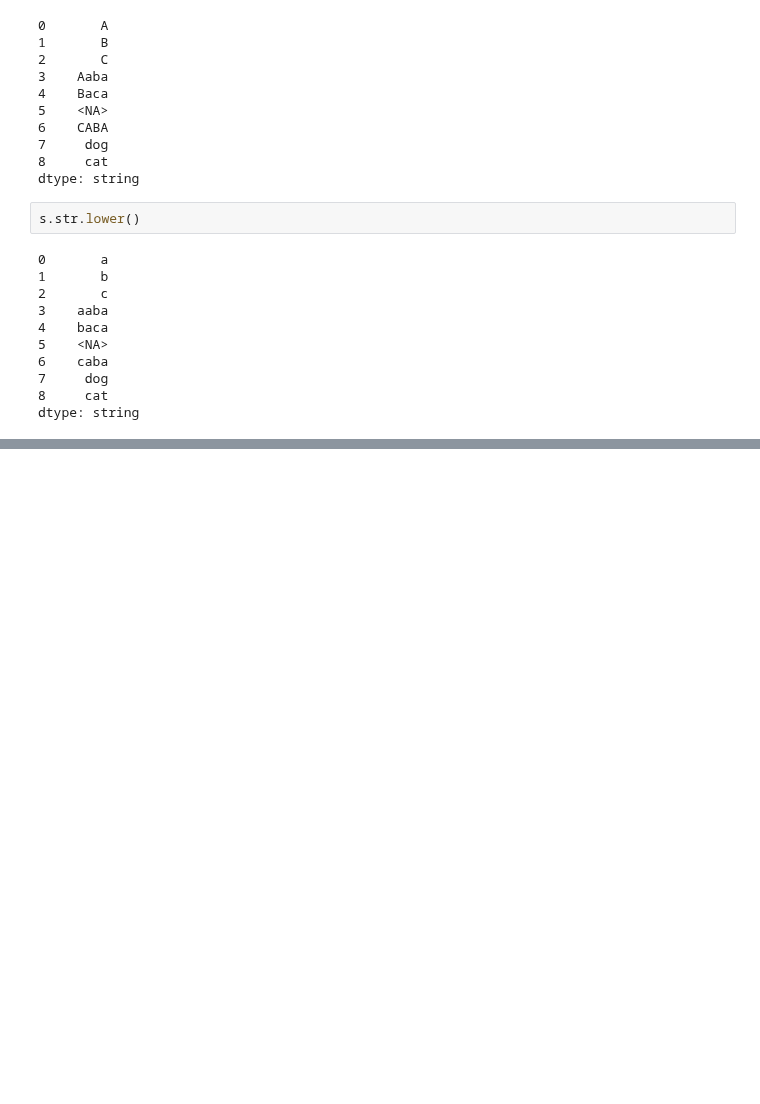
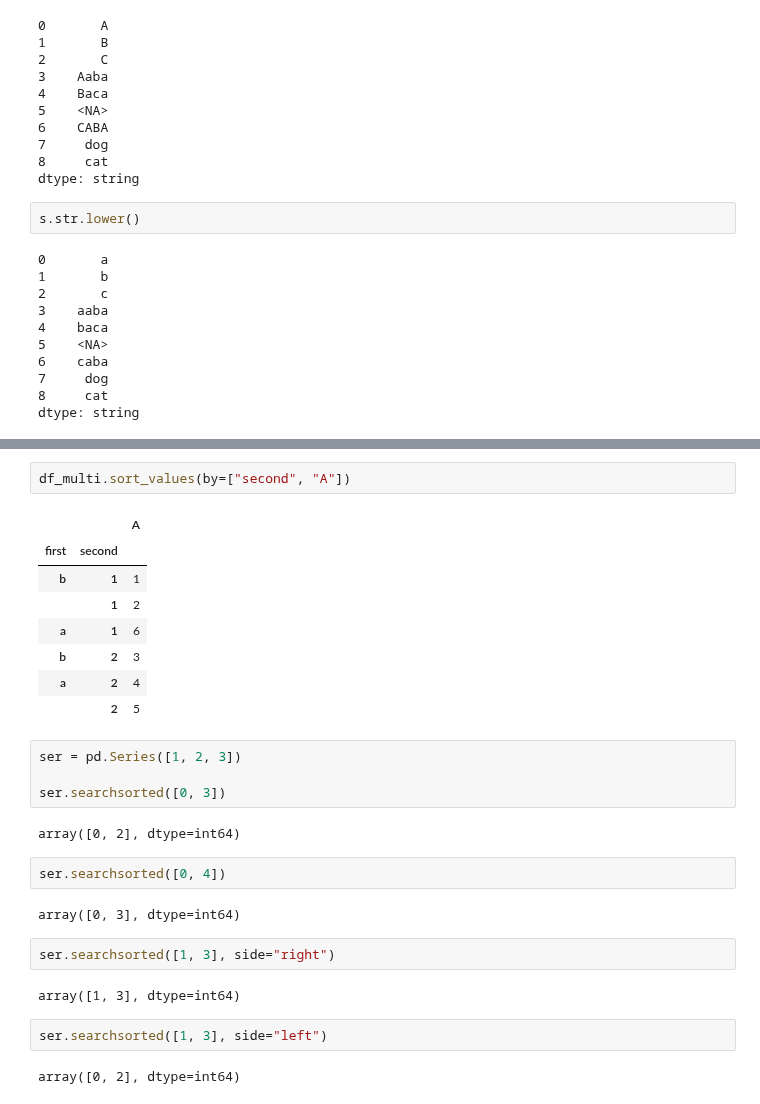
Before and after one commit to ilyak93/self-studying, a Jupyter notebook: DataEngineering/pandas/pandas_basic_functionality.ipynb, the cells around one changed output, grey strips where cells are left out. Cells and saved outputs as stored; diff of their text form; blank space fills up the shorter version.

```diff
--- a/DataEngineering/pandas/pandas_basic_functionality.ipynb
+++ b/DataEngineering/pandas/pandas_basic_functionality.ipynb
@@ -2400,0 +2668,29 @@ dtype: string
+# %%
+df_multi.sort_values(by=["second", "A"])
+# %% [output]
+|  |  | A |
+| first | second |  |
+| b | 1 | 1 |
+|  | 1 | 2 |
+| a | 1 | 6 |
+| b | 2 | 3 |
+| a | 2 | 4 |
+|  | 2 | 5 |
+# %%
+ser = pd.Series([1, 2, 3])
+
+ser.searchsorted([0, 3])
+# %% [output]
+array([0, 2], dtype=int64)
+# %%
+ser.searchsorted([0, 4])
+# %% [output]
+array([0, 3], dtype=int64)
+# %%
+ser.searchsorted([1, 3], side="right")
+# %% [output]
+array([1, 3], dtype=int64)
+# %%
+ser.searchsorted([1, 3], side="left")
+# %% [output]
+array([0, 2], dtype=int64)
```
Also changed, not shown: parts of 39 cells of this notebook.
